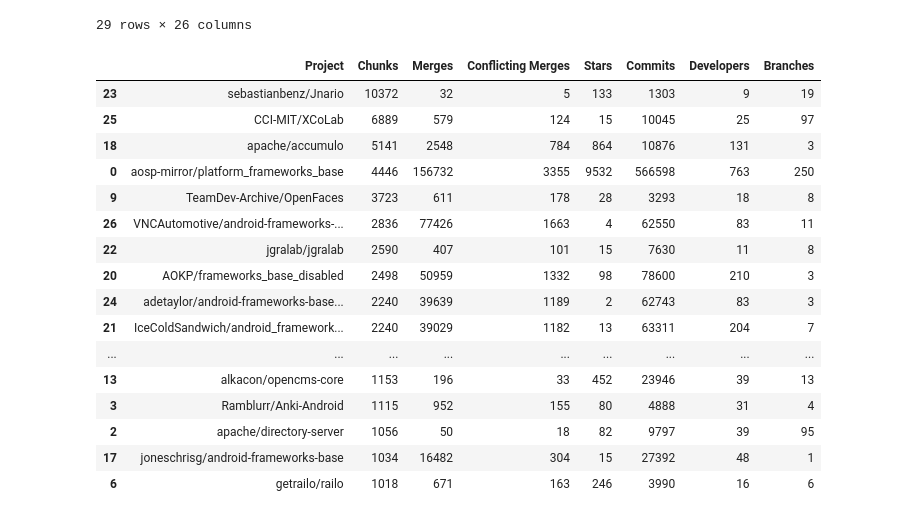
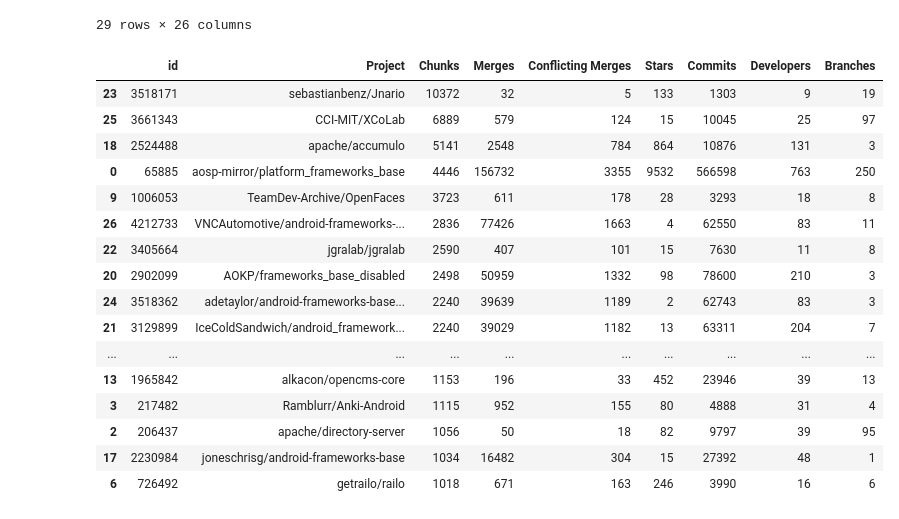
Before and after one commit to gems-uff/mestre, a Jupyter notebook: scripts/paper/tables.ipynb, the cells around one changed output. Drawn from its saved outputs; the diff is of its cells as text; code cells hidden in the pictures.

Commit message:
Update columns on notebook paper/tables

```diff
--- a/scripts/paper/tables.ipynb
+++ b/scripts/paper/tables.ipynb
@@ -222,38 +222,38 @@ join_api_merges_csv
 | 28 | 50229487 | apache/lucene-solr | 490 | 187 | NaN | 1570 | False | ... |
 29 rows × 26 columns
 # %%
-selected_projects_table = join_api_merges_csv[["project_actual_ownername", "chunks", "nr_merges", "nr_conflicting_merges", "stargazerCount",
+selected_projects_table = join_api_merges_csv[["id", "project_actual_ownername", "chunks", "nr_merges", "nr_conflicting_merges", "stargazerCount",
                                              "commits", "contributors", "branches"]]
 
 selected_projects_table = selected_projects_table.rename(columns={"project_actual_ownername": "Project",
                                         "nr_merges": "Merges",
                                         "nr_conflicting_merges": "Conflicting Merges",
                                         "chunks": "Chunks",
                                         "stargazerCount": "Stars",
                                         "commits": "Commits",
                                         "contributors": "Developers",
                                         "branches": "Branches"})
 # float columns to int
 selected_projects_table[["Chunks", "Stars", "Commits", "Developers", "Branches"]] = \
   selected_projects_table[["Chunks", "Stars", "Commits", "Developers", "Branches"]].astype(int)
 
 selected_projects_table = selected_projects_table.sort_values(by=['Chunks'], ascending=False)
 selected_projects_table
 # %% [output]
-|  | Project | Chunks | Merges | Conflicting Merges | Stars | Commits | Developers | Branches |
-| 23 | sebastianbenz/Jnario | 10372 | 32 | 5 | 133 | 1303 | 9 | 19 |
-| 25 | CCI-MIT/XCoLab | 6889 | 579 | 124 | 15 | 10045 | 25 | 97 |
-| 18 | apache/accumulo | 5141 | 2548 | 784 | 864 | 10876 | 131 | 3 |
-| 0 | aosp-mirror/platform_frameworks_base | 4446 | 156732 | 3355 | 9532 | 566598 | 763 | 250 |
-| 9 | TeamDev-Archive/OpenFaces | 3723 | 611 | 178 | 28 | 3293 | 18 | 8 |
-| 26 | VNCAutomotive/android-frameworks-... | 2836 | 77426 | 1663 | 4 | 62550 | 83 | 11 |
-| 22 | jgralab/jgralab | 2590 | 407 | 101 | 15 | 7630 | 11 | 8 |
-| 20 | AOKP/frameworks_base_disabled | 2498 | 50959 | 1332 | 98 | 78600 | 210 | 3 |
-| 24 | adetaylor/android-frameworks-base... | 2240 | 39639 | 1189 | 2 | 62743 | 83 | 3 |
-| 21 | IceColdSandwich/android_framework... | 2240 | 39029 | 1182 | 13 | 63311 | 204 | 7 |
-| ... | ... | ... | ... | ... | ... | ... | ... | ... |
-| 13 | alkacon/opencms-core | 1153 | 196 | 33 | 452 | 23946 | 39 | 13 |
-| 3 | Ramblurr/Anki-Android | 1115 | 952 | 155 | 80 | 4888 | 31 | 4 |
-| 2 | apache/directory-server | 1056 | 50 | 18 | 82 | 9797 | 39 | 95 |
-| 17 | joneschrisg/android-frameworks-base | 1034 | 16482 | 304 | 15 | 27392 | 48 | 1 |
-| 6 | getrailo/railo | 1018 | 671 | 163 | 246 | 3990 | 16 | 6 |
+|  | id | Project | Chunks | Merges | Conflicting Merges | Stars | Commits | Developers | Branches |
+| 23 | 3518171 | sebastianbenz/Jnario | 10372 | 32 | 5 | 133 | 1303 | 9 | 19 |
+| 25 | 3661343 | CCI-MIT/XCoLab | 6889 | 579 | 124 | 15 | 10045 | 25 | 97 |
+| 18 | 2524488 | apache/accumulo | 5141 | 2548 | 784 | 864 | 10876 | 131 | 3 |
+| 0 | 65885 | aosp-mirror/platform_frameworks_base | 4446 | 156732 | 3355 | 9532 | 566598 | 763 | 250 |
+| 9 | 1006053 | TeamDev-Archive/OpenFaces | 3723 | 611 | 178 | 28 | 3293 | 18 | 8 |
+| 26 | 4212733 | VNCAutomotive/android-frameworks-... | 2836 | 77426 | 1663 | 4 | 62550 | 83 | 11 |
+| 22 | 3405664 | jgralab/jgralab | 2590 | 407 | 101 | 15 | 7630 | 11 | 8 |
+| 20 | 2902099 | AOKP/frameworks_base_disabled | 2498 | 50959 | 1332 | 98 | 78600 | 210 | 3 |
+| 24 | 3518362 | adetaylor/android-frameworks-base... | 2240 | 39639 | 1189 | 2 | 62743 | 83 | 3 |
+| 21 | 3129899 | IceColdSandwich/android_framework... | 2240 | 39029 | 1182 | 13 | 63311 | 204 | 7 |
+| ... | ... | ... | ... | ... | ... | ... | ... | ... | ... |
+| 13 | 1965842 | alkacon/opencms-core | 1153 | 196 | 33 | 452 | 23946 | 39 | 13 |
+| 3 | 217482 | Ramblurr/Anki-Android | 1115 | 952 | 155 | 80 | 4888 | 31 | 4 |
+| 2 | 206437 | apache/directory-server | 1056 | 50 | 18 | 82 | 9797 | 39 | 95 |
+| 17 | 2230984 | joneschrisg/android-frameworks-base | 1034 | 16482 | 304 | 15 | 27392 | 48 | 1 |
+| 6 | 726492 | getrailo/railo | 1018 | 671 | 163 | 246 | 3990 | 16 | 6 |
```
Also changed, not shown: parts of 6 cells of this notebook.
